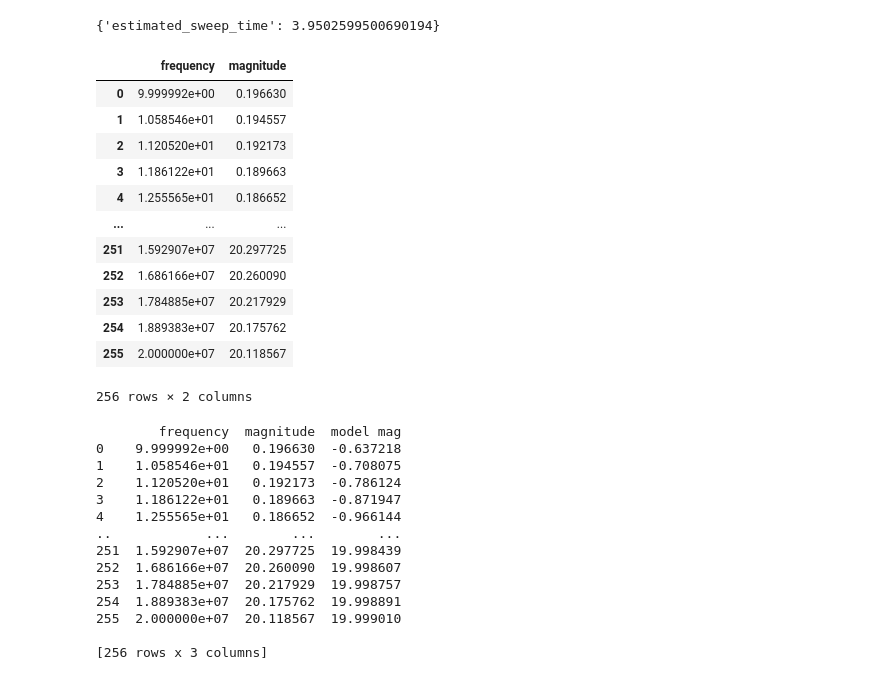
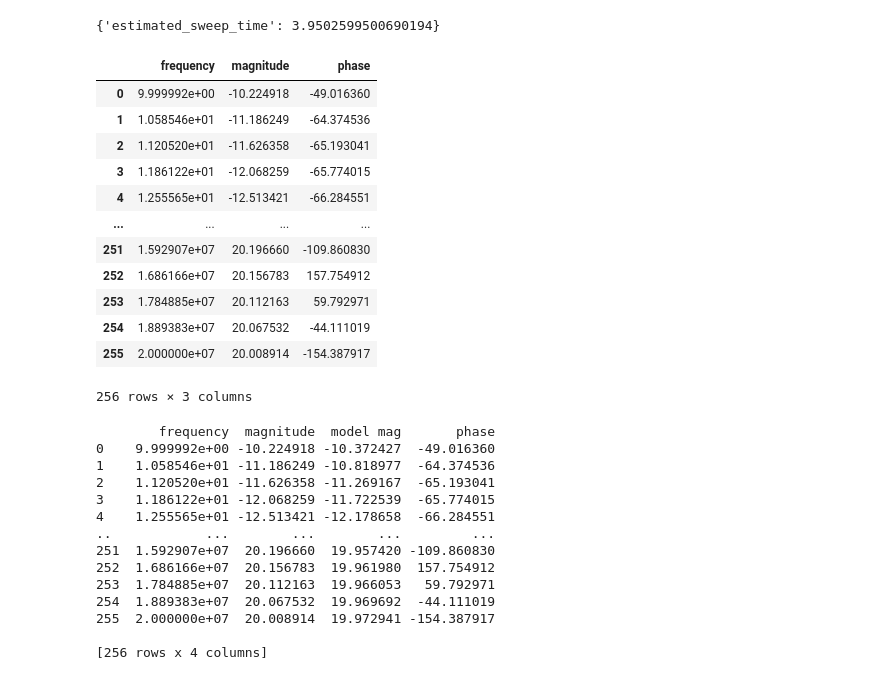
Before and after one commit to jeffwack111/lab-utils, a Jupyter notebook: MOKU_scripts/PID_TF.ipynb, the cells around one changed output. Drawn from its saved outputs; the diff is of its cells as text; code cells hidden in the pictures.

```diff
--- a/MOKU_scripts/PID_TF.ipynb
+++ b/MOKU_scripts/PID_TF.ipynb
@@ -62,42 +62,40 @@ data = fra.get_data(wait_complete = True)
 MIM.relinquish_ownership()
 # %%
 df = pd.DataFrame(data = data['ch1'])
-df = df.drop(columns = 'phase')
-
-omega = 2*np.pi*df.frequency
+#df = df.drop(columns = 'phase')
 
 df
 # %% [output]
-|  | frequency | magnitude |
-| 0 | 9.999992e+00 | 0.196630 |
-| 1 | 1.058546e+01 | 0.194557 |
-| 2 | 1.120520e+01 | 0.192173 |
-| 3 | 1.186122e+01 | 0.189663 |
-| 4 | 1.255565e+01 | 0.186652 |
-| ... | ... | ... |
-| 251 | 1.592907e+07 | 20.297725 |
-| 252 | 1.686166e+07 | 20.260090 |
-| 253 | 1.784885e+07 | 20.217929 |
-| 254 | 1.889383e+07 | 20.175762 |
-| 255 | 2.000000e+07 | 20.118567 |
+|  | frequency | magnitude | phase |
+| 0 | 9.999992e+00 | -10.224918 | -49.016360 |
+| 1 | 1.058546e+01 | -11.186249 | -64.374536 |
+| 2 | 1.120520e+01 | -11.626358 | -65.193041 |
+| 3 | 1.186122e+01 | -12.068259 | -65.774015 |
+| 4 | 1.255565e+01 | -12.513421 | -66.284551 |
+| ... | ... | ... | ... |
+| 251 | 1.592907e+07 | 20.196660 | -109.860830 |
+| 252 | 1.686166e+07 | 20.156783 | 157.754912 |
+| 253 | 1.784885e+07 | 20.112163 | 59.792971 |
+| 254 | 1.889383e+07 | 20.067532 | -44.111019 |
+| 255 | 2.000000e+07 | 20.008914 | -154.387917 |
-256 rows × 2 columns
+256 rows × 3 columns
 # %%
-(model_mag ,model_phase, omega) =  model_TF.freqresp(omega = omega)
+(model_mag ,model_phase, omega) =  model_TF.freqresp(omega = df['frequency'])
 model_mag_dB = 20*np.log10(model_mag)
 df.insert(2,"model mag",model_mag_dB)
 print(df)
 # %% [output]
-        frequency  magnitude  model mag
-0    9.999992e+00   0.196630  -0.637218
-1    1.058546e+01   0.194557  -0.708075
-2    1.120520e+01   0.192173  -0.786124
-3    1.186122e+01   0.189663  -0.871947
-4    1.255565e+01   0.186652  -0.966144
-..            ...        ...        ...
-251  1.592907e+07  20.297725  19.998439
-252  1.686166e+07  20.260090  19.998607
-253  1.784885e+07  20.217929  19.998757
-254  1.889383e+07  20.175762  19.998891
-255  2.000000e+07  20.118567  19.999010
+        frequency  magnitude  model mag       phase
+0    9.999992e+00 -10.224918 -10.372427  -49.016360
+1    1.058546e+01 -11.186249 -10.818977  -64.374536
+2    1.120520e+01 -11.626358 -11.269167  -65.193041
+3    1.186122e+01 -12.068259 -11.722539  -65.774015
+4    1.255565e+01 -12.513421 -12.178658  -66.284551
+..            ...        ...        ...         ...
+251  1.592907e+07  20.196660  19.957420 -109.860830
+252  1.686166e+07  20.156783  19.961980  157.754912
+253  1.784885e+07  20.112163  19.966053   59.792971
+254  1.889383e+07  20.067532  19.969692  -44.111019
+255  2.000000e+07  20.008914  19.972941 -154.387917
 
-[256 rows x 3 columns]
+[256 rows x 4 columns]
```
Also changed, not shown: parts of 4 cells of this notebook, 1 other file.
